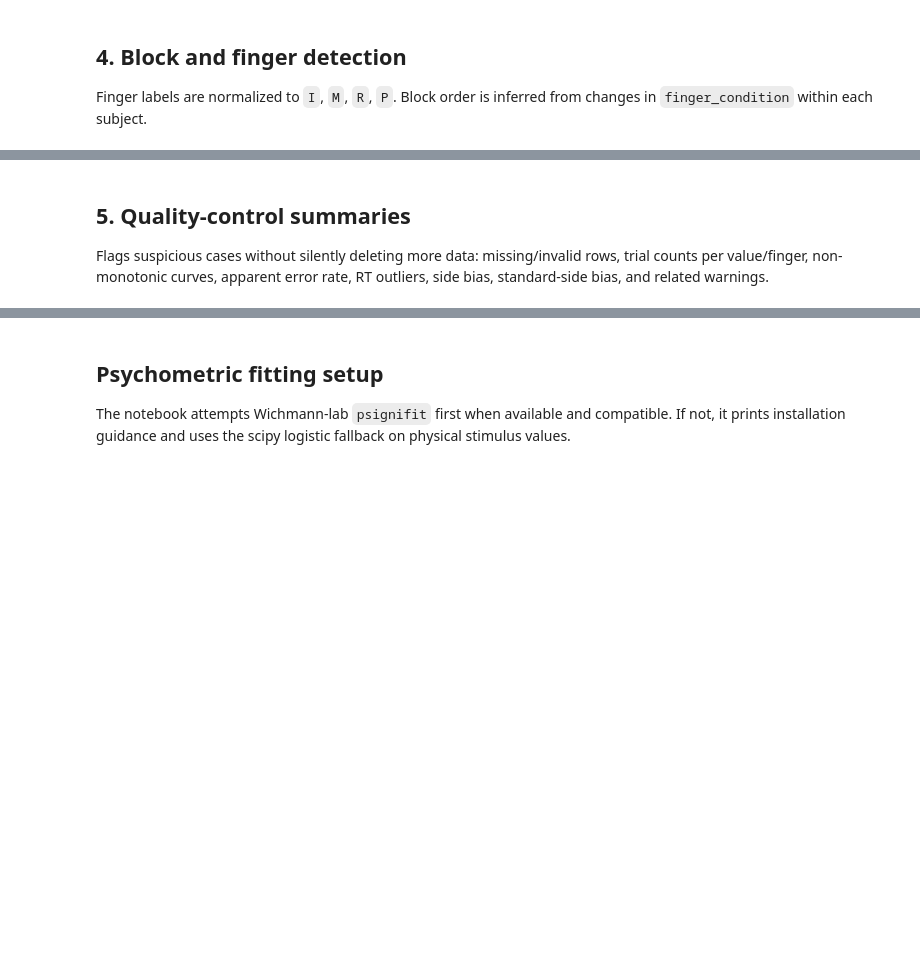
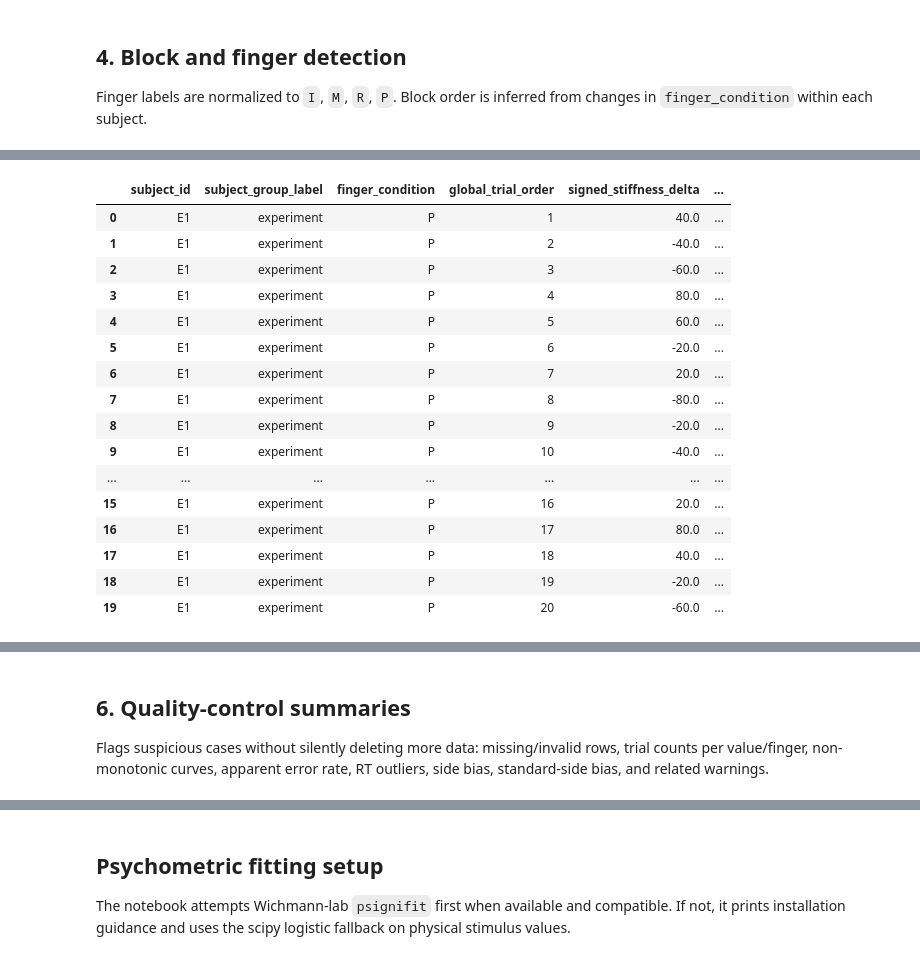
Before and after one commit to Elisheva-Shiri/Parallel_Heptics, a Jupyter notebook: analysis/psychophysics_analysis/2afc_constant_stimuli_psychophysics_analysis.ipynb, the cells around one changed output, grey strips where cells are left out. Saved outputs shown, nothing was run; the diff lists cells and outputs as text; code cells hidden in the pictures; blank space fills up the shorter version.

```diff
--- a/analysis/psychophysics_analysis/2afc_constant_stimuli_psychophysics_analysis.ipynb
+++ b/analysis/psychophysics_analysis/2afc_constant_stimuli_psychophysics_analysis.ipynb
@@ -127,0 +242,33 @@ display(pd.crosstab(combined_clean_trials["subject_id"], combined_clean_trials["
+# %%
+combined_success_trials = pf.add_success_and_time_columns(combined_clean_trials)
+pf.save_csv(combined_success_trials, OUTPUT_ROOT, "combined_success_trials.csv")
+
+farajian_style_input_by_subject_finger = pf.make_farajian_style_psychometric_input(combined_success_trials, ["subject_id", "finger_condition"])
+farajian_style_input_group_by_finger = pf.make_farajian_style_psychometric_input(combined_success_trials, ["finger_condition"])
+pf.save_csv(farajian_style_input_by_subject_finger, OUTPUT_ROOT, "farajian_style_input_by_subject_finger.csv")
+pf.save_csv(farajian_style_input_group_by_finger, OUTPUT_ROOT, "farajian_style_input_group_by_finger.csv")
+
+display(combined_success_trials[[
+    "subject_id", "subject_group_label", "finger_condition", "global_trial_order",
+    "signed_stiffness_delta", "response_comparison_greater", "correct_response",
+    "reaction_time", "elapsed_minutes", "session_half", "fatigue_tertile"
+]].head(20))
+display(farajian_style_input_by_subject_finger.head(30))
+# %% [output]
+|  | subject_id | subject_group_label | finger_condition | global_trial_order | signed_stiffness_delta | ... |
+| 0 | E1 | experiment | P | 1 | 40.0 | ... |
+| 1 | E1 | experiment | P | 2 | -40.0 | ... |
+| 2 | E1 | experiment | P | 3 | -60.0 | ... |
+| 3 | E1 | experiment | P | 4 | 80.0 | ... |
+| 4 | E1 | experiment | P | 5 | 60.0 | ... |
+| 5 | E1 | experiment | P | 6 | -20.0 | ... |
+| 6 | E1 | experiment | P | 7 | 20.0 | ... |
+| 7 | E1 | experiment | P | 8 | -80.0 | ... |
+| 8 | E1 | experiment | P | 9 | -20.0 | ... |
+| 9 | E1 | experiment | P | 10 | -40.0 | ... |
+| ... | ... | ... | ... | ... | ... | ... |
+| 15 | E1 | experiment | P | 16 | 20.0 | ... |
+| 16 | E1 | experiment | P | 17 | 80.0 | ... |
+| 17 | E1 | experiment | P | 18 | 40.0 | ... |
+| 18 | E1 | experiment | P | 19 | -20.0 | ... |
+| 19 | E1 | experiment | P | 20 | -60.0 | ... |
@@ -128,5 +292,5 @@ display(pd.crosstab(combined_clean_trials["subject_id"], combined_clean_trials["
 # %% [markdown]
-## 5. Quality-control summaries
+## 6. Quality-control summaries
 
 Flags suspicious cases without silently deleting more data: missing/invalid rows, trial counts per value/finger, non-monotonic curves, apparent error rate, RT outliers, side bias, standard-side bias, and related warnings.
 # %%
```
Also changed, not shown: parts of 34 cells of this notebook, 13 other files.
